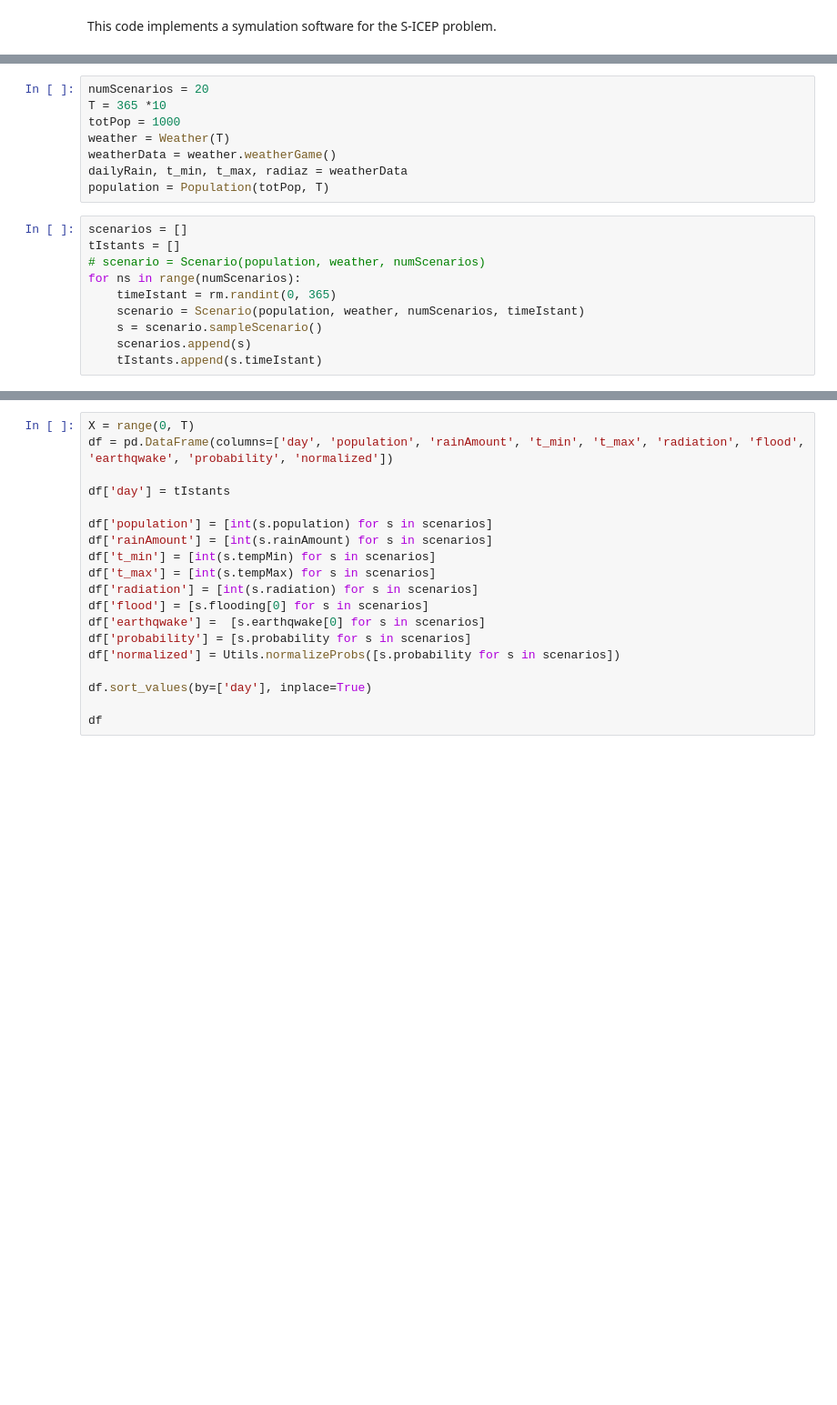
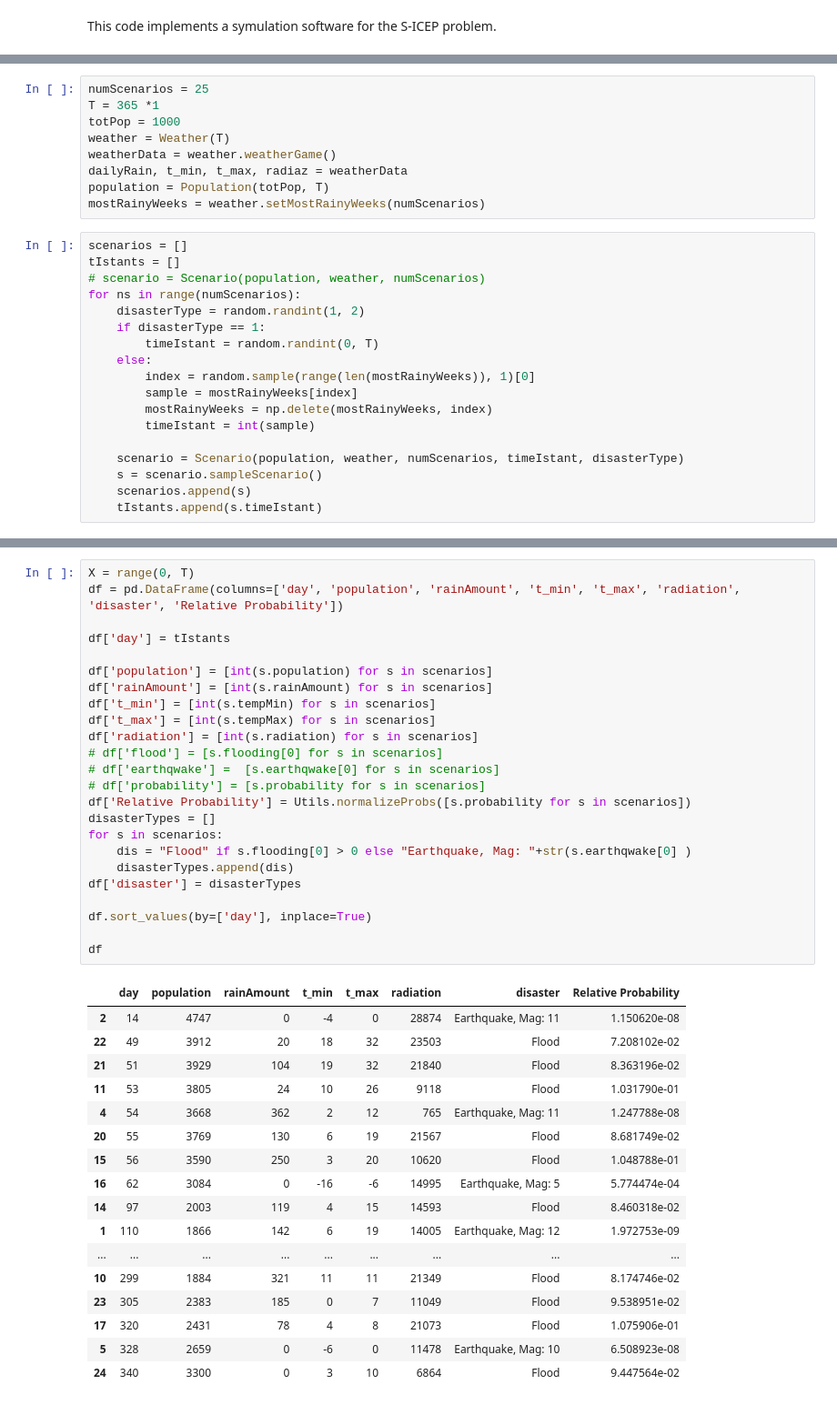
Before and after one commit to dew54/stochastic-modeling, a Jupyter notebook: script.ipynb, the cells around one changed output, grey strips where cells are left out. Shown at 91% size. Drawn from its saved outputs; the diff is of its cells as text; blank space fills up the shorter version.

```diff
--- a/script.ipynb
+++ b/script.ipynb
@@ -21,18 +28,27 @@ dailyRain, t_min, t_max, radiaz, probs
 # %%
-numScenarios = 20
-T = 365 *10
+numScenarios = 25
+T = 365 *1
 totPop = 1000
 weather = Weather(T)
 weatherData = weather.weatherGame()
 dailyRain, t_min, t_max, radiaz = weatherData
 population = Population(totPop, T)
+mostRainyWeeks = weather.setMostRainyWeeks(numScenarios)
 # %%
 scenarios = []
 tIstants = []
 # scenario = Scenario(population, weather, numScenarios)
 for ns in range(numScenarios):
-    timeIstant = rm.randint(0, 365)
-    scenario = Scenario(population, weather, numScenarios, timeIstant)
+    disasterType = random.randint(1, 2)
+    if disasterType == 1:
+        timeIstant = random.randint(0, T)
+    else:
+        index = random.sample(range(len(mostRainyWeeks)), 1)[0]
+        sample = mostRainyWeeks[index]
+        mostRainyWeeks = np.delete(mostRainyWeeks, index)
+        timeIstant = int(sample)
+
+    scenario = Scenario(population, weather, numScenarios, timeIstant, disasterType)
     s = scenario.sampleScenario()
     scenarios.append(s)
     tIstants.append(s.timeIstant)
@@ -41,22 +55,45 @@ NameError: name 'random' is not defined
 # %%
 X = range(0, T)
-df = pd.DataFrame(columns=['day', 'population', 'rainAmount', 't_min', 't_max', 'radiation', 'flood', 'earthqwake', 'probability', 'normalized'])
+df = pd.DataFrame(columns=['day', 'population', 'rainAmount', 't_min', 't_max', 'radiation', 'disaster', 'Relative Probability'])
 
 df['day'] = tIstants
 
 df['population'] = [int(s.population) for s in scenarios]
 df['rainAmount'] = [int(s.rainAmount) for s in scenarios]
 df['t_min'] = [int(s.tempMin) for s in scenarios]
 df['t_max'] = [int(s.tempMax) for s in scenarios]
 df['radiation'] = [int(s.radiation) for s in scenarios]
-df['flood'] = [s.flooding[0] for s in scenarios]
-df['earthqwake'] =  [s.earthqwake[0] for s in scenarios]
-df['probability'] = [s.probability for s in scenarios]
-df['normalized'] = Utils.normalizeProbs([s.probability for s in scenarios])
+# df['flood'] = [s.flooding[0] for s in scenarios]
+# df['earthqwake'] =  [s.earthqwake[0] for s in scenarios]
+# df['probability'] = [s.probability for s in scenarios]
+df['Relative Probability'] = Utils.normalizeProbs([s.probability for s in scenarios])
+disasterTypes = []
+for s in scenarios:
+    dis = "Flood" if s.flooding[0] > 0 else "Earthquake, Mag: "+str(s.earthqwake[0] )
+    disasterTypes.append(dis)
+df['disaster'] = disasterTypes
 
 df.sort_values(by=['day'], inplace=True)
 
 df
+# %% [output]
+|  | day | population | rainAmount | t_min | t_max | radiation | disaster | Relative Probability |
+| 2 | 14 | 4747 | 0 | -4 | 0 | 28874 | Earthquake, Mag: 11 | 1.150620e-08 |
+| 22 | 49 | 3912 | 20 | 18 | 32 | 23503 | Flood | 7.208102e-02 |
+| 21 | 51 | 3929 | 104 | 19 | 32 | 21840 | Flood | 8.363196e-02 |
+| 11 | 53 | 3805 | 24 | 10 | 26 | 9118 | Flood | 1.031790e-01 |
+| 4 | 54 | 3668 | 362 | 2 | 12 | 765 | Earthquake, Mag: 11 | 1.247788e-08 |
+| 20 | 55 | 3769 | 130 | 6 | 19 | 21567 | Flood | 8.681749e-02 |
+| 15 | 56 | 3590 | 250 | 3 | 20 | 10620 | Flood | 1.048788e-01 |
+| 16 | 62 | 3084 | 0 | -16 | -6 | 14995 | Earthquake, Mag: 5 | 5.774474e-04 |
+| 14 | 97 | 2003 | 119 | 4 | 15 | 14593 | Flood | 8.460318e-02 |
+| 1 | 110 | 1866 | 142 | 6 | 19 | 14005 | Earthquake, Mag: 12 | 1.972753e-09 |
+| ... | ... | ... | ... | ... | ... | ... | ... | ... |
+| 10 | 299 | 1884 | 321 | 11 | 11 | 21349 | Flood | 8.174746e-02 |
+| 23 | 305 | 2383 | 185 | 0 | 7 | 11049 | Flood | 9.538951e-02 |
+| 17 | 320 | 2431 | 78 | 4 | 8 | 21073 | Flood | 1.075906e-01 |
+| 5 | 328 | 2659 | 0 | -6 | 0 | 11478 | Earthquake, Mag: 10 | 6.508923e-08 |
+| 24 | 340 | 3300 | 0 | 3 | 10 | 6864 | Flood | 9.447564e-02 |
 # %%
 fig1, axs1 = plt.subplots(3, 2)
 
```
Also changed, not shown: parts of 5 cells of this notebook, 3 other files.
